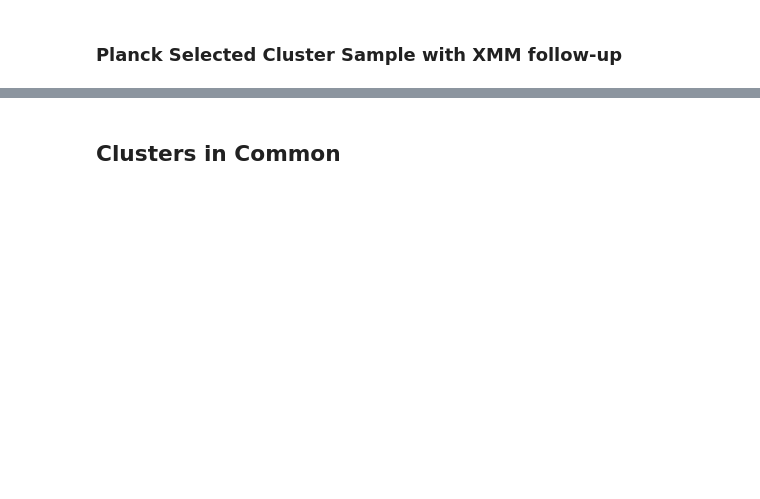
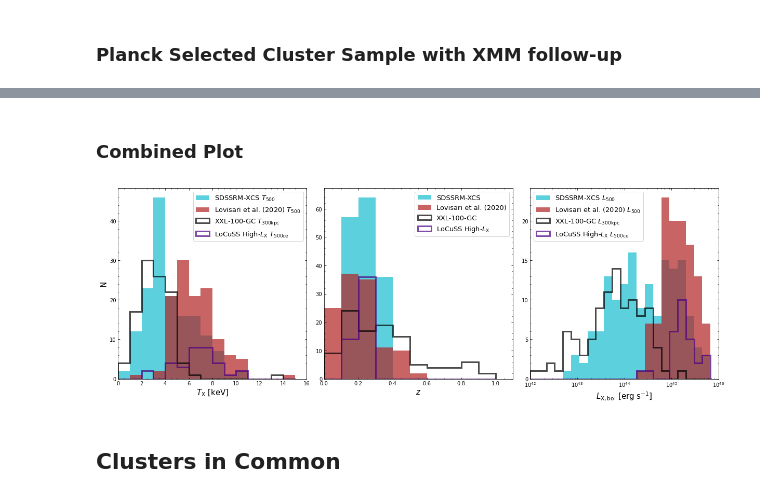
Before and after one commit to DavidT3/XCS-Mass-Paper-I-Analysis, a Jupyter notebook: sample_properties.ipynb, the cells around one changed output, grey strips where cells are left out. Drawn from its saved outputs; the diff is of its cells as text; code cells hidden in the pictures; blank space fills up the shorter version.

```diff
--- a/sample_properties.ipynb
+++ b/sample_properties.ipynb
@@ -133,2 +305,77 @@ lovisari.head(10)
+# %% [markdown]
+### Combined Plot
+# %%
+# Set up the matplotlib figure with 3 columns, meaning three subplots
+fig, ax_arr = plt.subplots(ncols=3, figsize=(17, 6))
+
+# Iterating through the array of axes objects, setting up the ticks
+for ax in ax_arr:
+    ax.minorticks_on()
+    ax.tick_params(which='both', top=True, right=True, direction='in')
+
+# Reading out the first axis in the array of axes
+plt.sca(ax_arr[0])
+plt.minorticks_on()
+plt.tick_params(which='both', direction='in', top=True, right=True)
+
+plt.hist(xcs3p['Tx'].values, bins=temp_bins, color=xcs3p_colour, alpha=0.7, histtype='stepfilled',
+         label=r"SDSSRM-XCS $T_{500}$", linewidth=3)
+plt.hist(lovisari['Tx'].values, bins=temp_bins, color=lovisari_colour, alpha=0.7, histtype='stepfilled',
+         label=r"Lovisari et al. (2020) $T_{500}$", linewidth=3)
+plt.hist(xxlgc100['T300kpc'].values, bins=temp_bins, color=xxlgc100_colour, alpha=0.7, histtype='step',
+         label=r"XXL-100-GC $T_{300\rm{kpc}}$", linewidth=3)
+plt.hist(locuss['x_Tx500ce'].values, bins=temp_bins, color=locuss_colour, alpha=0.7, histtype='step',
+         label=r"LoCuSS High-$L_{\rm{X}}$ $T_{500\rm{ce}}$", linewidth=3)
+
+plt.ylabel("N", fontsize=15)
+plt.xlabel(r"$T_{\rm{X}}$ [keV]", fontsize=15)
+
+plt.xlim(0, 16)
+plt.legend(fontsize=13)
+
+plt.sca(ax_arr[1])
+plt.minorticks_on()
+plt.tick_params(which='both', direction='in', top=True, right=True)
+
+plt.hist(xcs3p['z'].values, bins=z_bins, color=xcs3p_colour, alpha=0.7, histtype='stepfilled',
+         label=r"SDSSRM-XCS", linewidth=3)
+plt.hist(lovisari['z'].values, bins=z_bins, color=lovisari_colour, alpha=0.7, histtype='stepfilled',
+         label=r"Lovisari et al. (2020)", linewidth=3)
+plt.hist(xxlgc100['z'].values, bins=z_bins, color=xxlgc100_colour, alpha=0.7, histtype='step',
+         label=r"XXL-100-GC", linewidth=3)
+plt.hist(locuss['z'].values, bins=z_bins, color=locuss_colour, alpha=0.7, histtype='step',
+         label=r"LoCuSS High-$L_{\rm{X}}$", linewidth=3)
+
+plt.xlabel(r"$z$", fontsize=15)
+
+plt.xlim(0, 1.1)
+plt.legend(fontsize=13)
+
+plt.sca(ax_arr[2])
+plt.minorticks_on()
+plt.tick_params(which='both', direction='in', top=True, right=True)
+
+plt.hist(xcs3p['Lx'].values*1e+44, bins=l_bins, color=xcs3p_colour, alpha=0.7, histtype='stepfilled',
+         label=r"SDSSRM-XCS $L_{500}$", linewidth=3)
+plt.hist(lovisari['Lxbol'].values*1e+44, bins=l_bins, color=lovisari_colour, alpha=0.7, histtype='stepfilled',
+         label=r"Lovisari et al. (2020) $L_{500}$", linewidth=3)
+plt.hist(xxlgc100['Lbol500MT'].values*1e+43, bins=l_bins, color=xxlgc100_colour, alpha=0.7, histtype='step',
+         label=r"XXL-100-GC $L_{300 \rm{kpc}}$", linewidth=3)
+plt.hist(locuss['x_Lxbol'].values*1e+44, bins=l_bins, color=locuss_colour, alpha=0.7, histtype='step',
+         label=r"LoCuSS High-$L_{\rm{X}}$ $L_{500\rm{ce}}$", linewidth=3)
+
+plt.xlabel(r"$L_{\rm{X, bol}}$ [erg s$^{-1}$]", fontsize=15)
+
+plt.xlim(1e+42, 1e+46)
+plt.xscale('log')
+plt.legend(fontsize=13, loc=2)
+
+plt.tight_layout()
+
+plt.savefig("figures/samps_prop_dists.pdf")
+plt.show()
+plt.close('all')
+# %% [output]
+[figure, added]
 # %% [markdown]
 ## Clusters in Common
```
Also changed, not shown: parts of 47 cells of this notebook, 4 other files.
